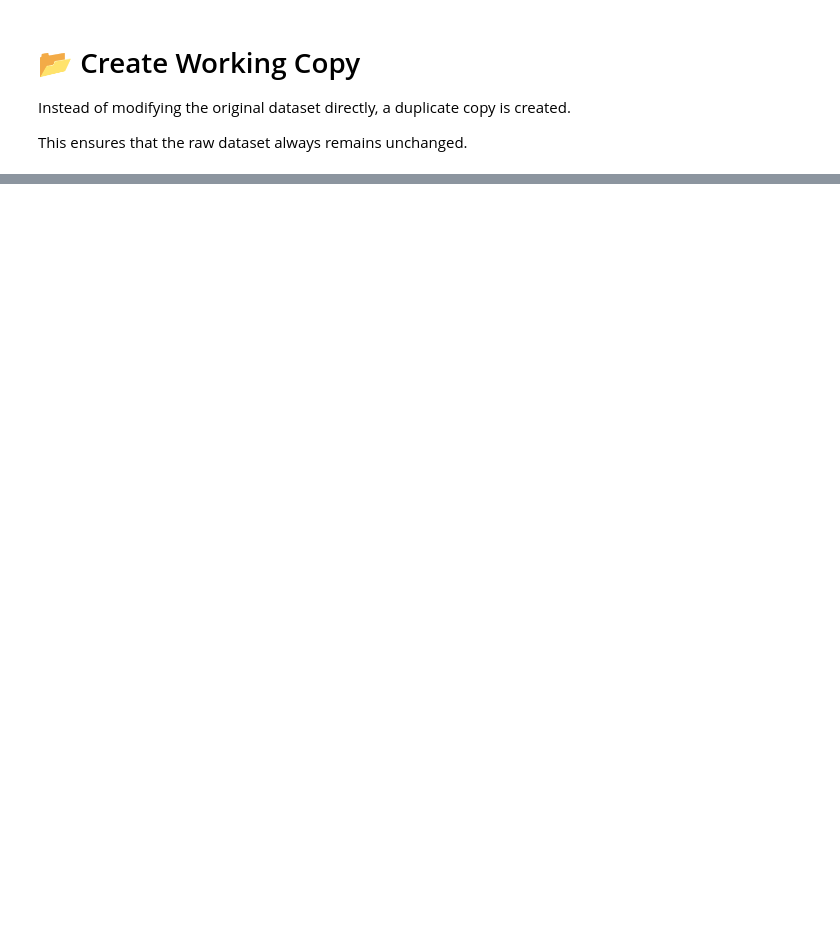
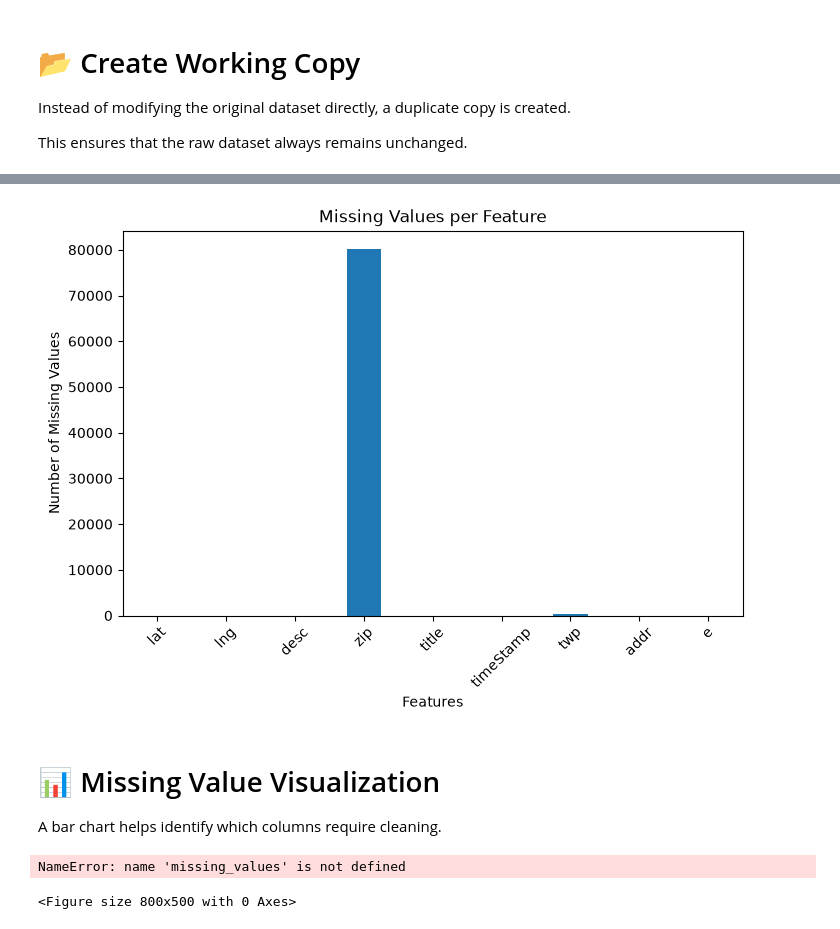
Before and after one commit to Ramya-Ramadoss/Emergency-Response-Intelligence, a Jupyter notebook: notebooks/02_Data_Cleaning.ipynb, the cells around one changed output, grey strips where cells are left out. Saved outputs shown, nothing was run; the diff lists cells and outputs as text; code cells hidden in the pictures; blank space fills up the shorter version.

```diff
--- a/notebooks/02_Data_Cleaning.ipynb
+++ b/notebooks/02_Data_Cleaning.ipynb
@@ -46,0 +127,33 @@ This ensures that the raw dataset always remains unchanged.
+# %%
+plt.figure(figsize=(8,5))
+
+missing["Missing Values"].plot(kind="bar")
+
+plt.title("Missing Values per Feature")
+plt.xlabel("Features")
+plt.ylabel("Number of Missing Values")
+plt.xticks(rotation=45)
+
+plt.show()
+# %% [output]
+[figure, added]
+# %% [markdown]
+# 📊 Missing Value Visualization
+
+A bar chart helps identify which columns require cleaning.
+# %%
+import matplotlib.pyplot as plt
+
+plt.figure(figsize=(8,5))
+
+missing_values["Missing Values"].plot(kind="bar")
+
+plt.title("Missing Values per Feature")
+plt.xlabel("Columns")
+plt.ylabel("Missing Values")
+plt.xticks(rotation=45)
+
+plt.show()
+# %% [output]
+NameError: name 'missing_values' is not defined
+<Figure size 800x500 with 0 Axes>
```
Also changed, not shown: parts of 39 cells of this notebook, 2 other files.
